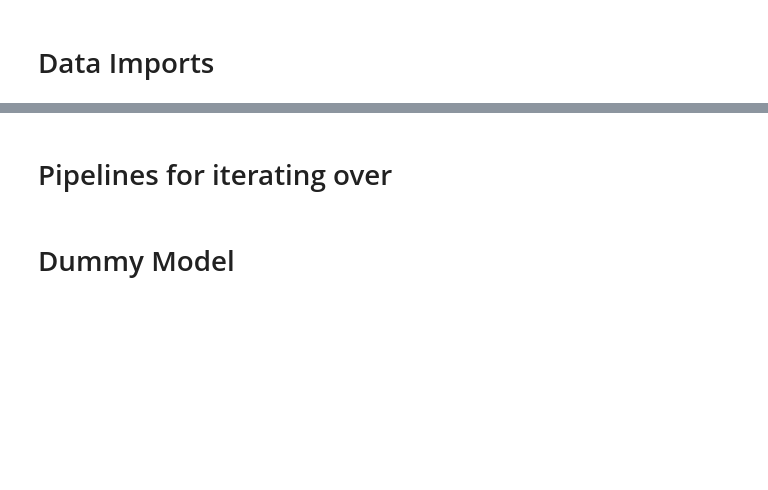
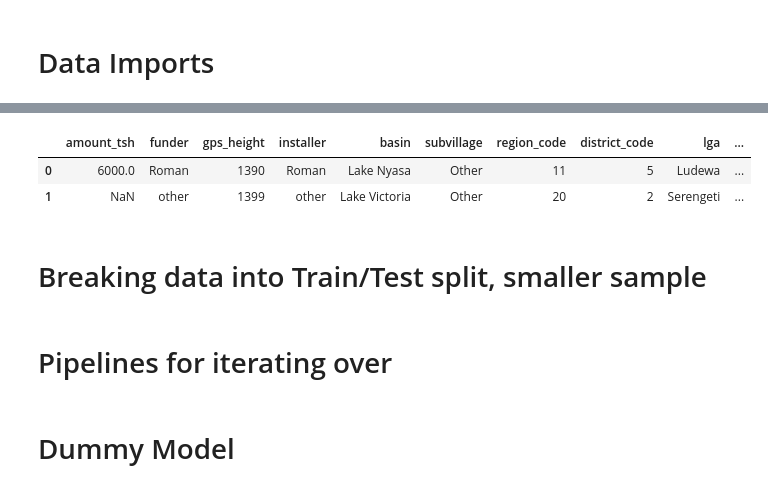
Before and after one commit to dvdhartsman/Phase_3_Project, a Jupyter notebook: Classes_and_Iterations.ipynb, the cells around one changed output, grey strips where cells are left out. Saved outputs shown, nothing was run; the diff lists cells and outputs as text; code cells hidden in the pictures; blank space fills up the shorter version.

```diff
--- a/Classes_and_Iterations.ipynb
+++ b/Classes_and_Iterations.ipynb
@@ -98,4 +98,10 @@ original_features_df.head()
 | 3 | 67743 | 0.0 | 2013-01-28 | Unicef | 263 | UNICEF | 38.486161 | -11.155298 | Zahanati Ya Nanyumbu | ... |
 | 4 | 19728 | 0.0 | 2011-07-13 | Action In A | 0 | Artisan | 31.130847 | -1.825359 | Shuleni | ... |
 # %%
-df = pd.read_csv('/Users/samalainabayeva/Desktop/Water Project CSVs/updated_features.csv', index_col=0)
+df = pd.read_csv('./Data/updated_features.csv', index_col=0)
+# %%
+df.head(2)
+# %% [output]
+|  | amount_tsh | funder | gps_height | installer | basin | subvillage | region_code | district_code | lga | ... |
+| 0 | 6000.0 | Roman | 1390 | Roman | Lake Nyasa | Other | 11 | 5 | Ludewa | ... |
+| 1 | NaN | other | 1399 | other | Lake Victoria | Other | 20 | 2 | Serengeti | ... |
@@ -102,3 +110,5 @@ df = pd.read_csv('/Users/samalainabayeva/Desktop/Water Project CSVs/updated_feat
+# %% [markdown]
+# Breaking data into Train/Test split, smaller sample
 # %%
 # Create the smaller data set to be used in grid searches
 sample_data = df.sample(5000, random_state=42)
```
Also changed, not shown: parts of 44 cells of this notebook.
